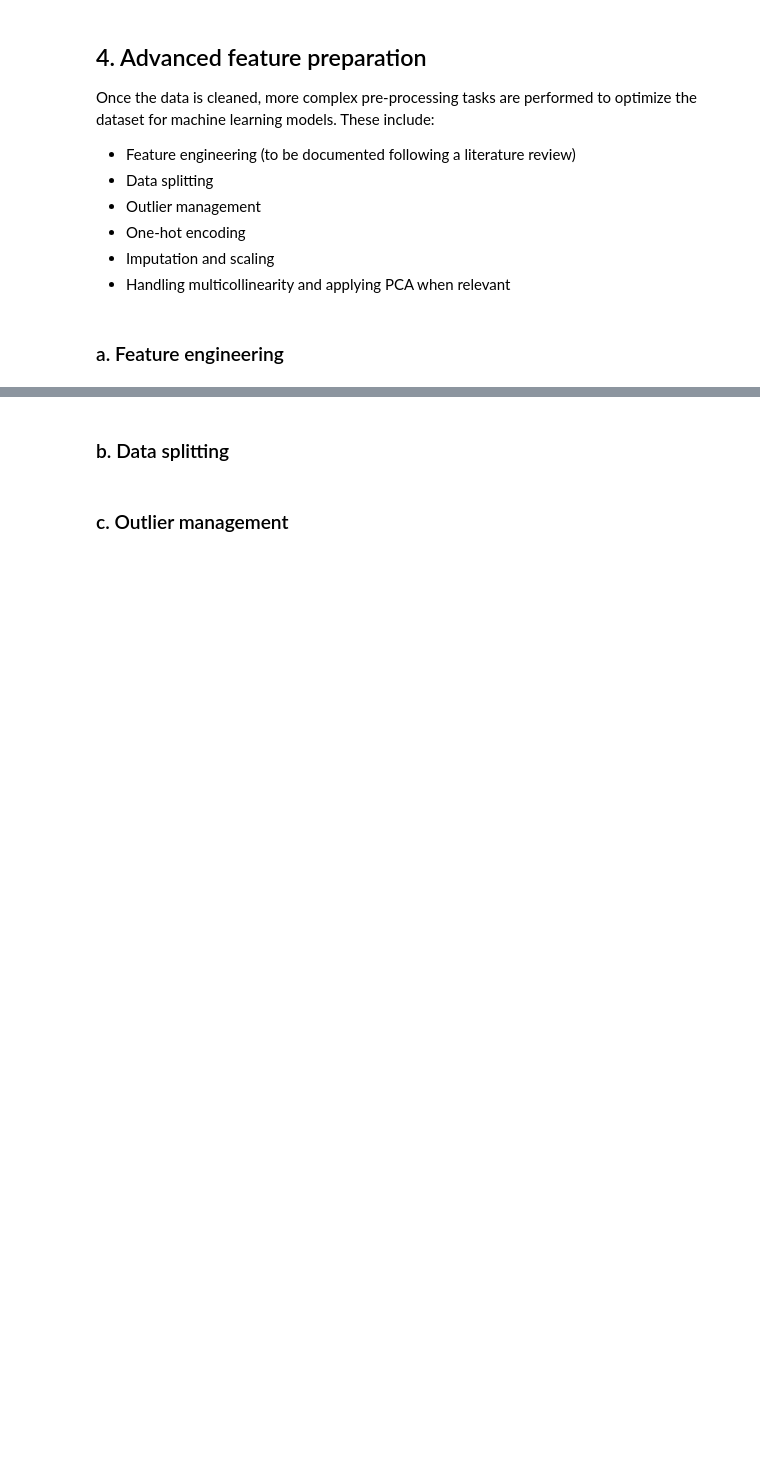
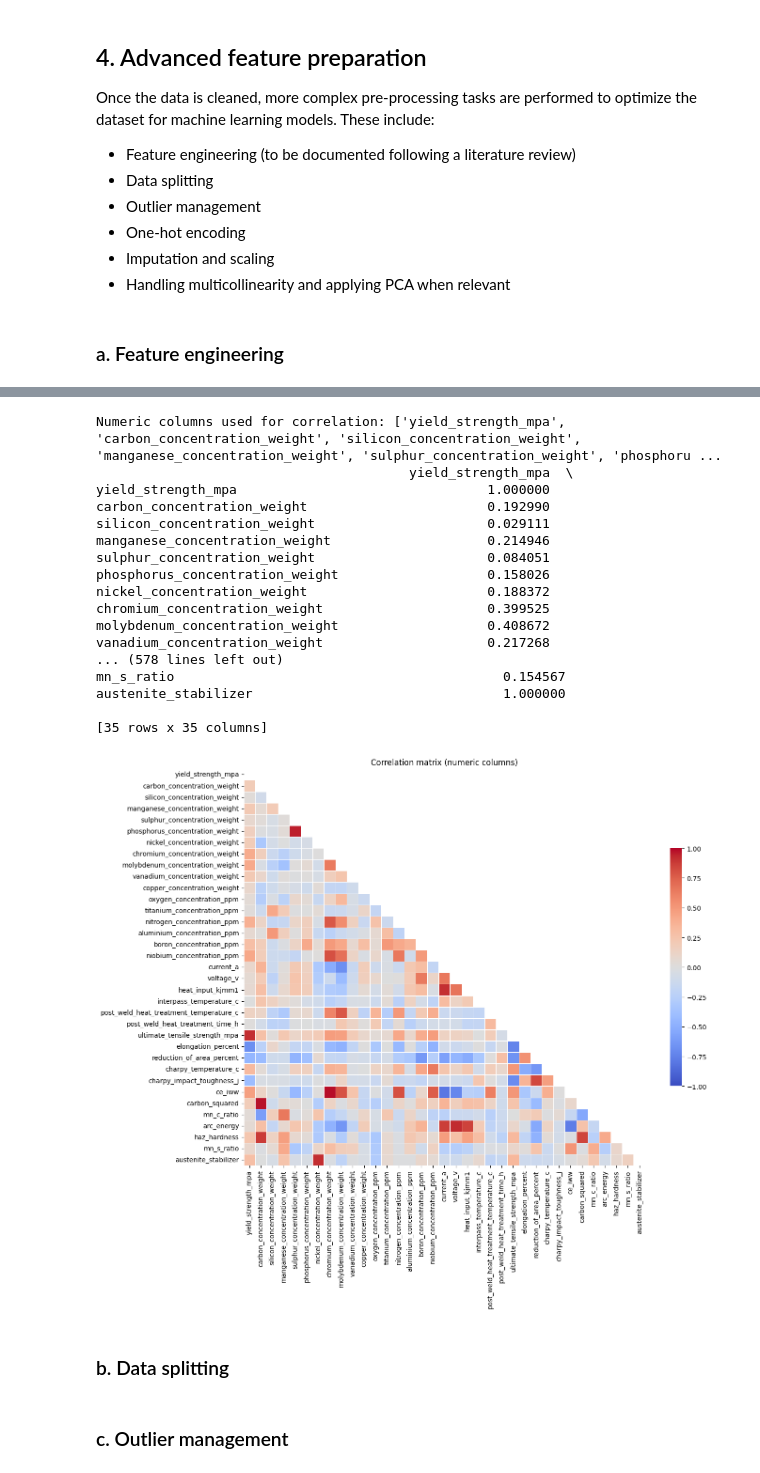
Before and after one commit to KarinaMusina44/weld-quality-prediction, a Jupyter notebook: Pre-processing-clean.ipynb, the cells around one changed output, grey strips where cells are left out. Drawn from its saved outputs; the diff is of its cells as text; code cells hidden in the pictures; blank space fills up the shorter version.

```diff
--- a/Pre-processing-clean.ipynb
+++ b/Pre-processing-clean.ipynb
@@ -308,4 +318,5 @@ Once the data is cleaned, more complex pre-processing tasks are performed to opt
 # %% [markdown]
 ### a. Feature engineering
 # %%
-#Albane
+augmented_df = add_features(complete_df)
+augmented_df.head()
@@ -312,3 +331,24 @@ Once the data is cleaned, more complex pre-processing tasks are performed to opt
+# %%
+correlation_matrix(augmented_df, target_col = 'yield_strength_mpa')
+# %% [output]
+Numeric columns used for correlation: ['yield_strength_mpa', 'carbon_concentration_weight', 'silicon_concentration_weight', 'manganese_concentration_weight', 'sulphur_concentration_weight', 'phosphoru ...
+                                        yield_strength_mpa  \
+yield_strength_mpa                                1.000000
+carbon_concentration_weight                       0.192990
+silicon_concentration_weight                      0.029111
+manganese_concentration_weight                    0.214946
+sulphur_concentration_weight                      0.084051
+phosphorus_concentration_weight                   0.158026
+nickel_concentration_weight                       0.188372
+chromium_concentration_weight                     0.399525
+molybdenum_concentration_weight                   0.408672
+vanadium_concentration_weight                     0.217268
+... (578 lines left out)
+mn_s_ratio                                          0.154567
+austenite_stabilizer                                1.000000
+
+[35 rows x 35 columns]
+[figure, added]
 # %% [markdown]
 ### b. Data splitting
 # %%
```
Also changed, not shown: parts of 14 cells of this notebook, 1 other file.
